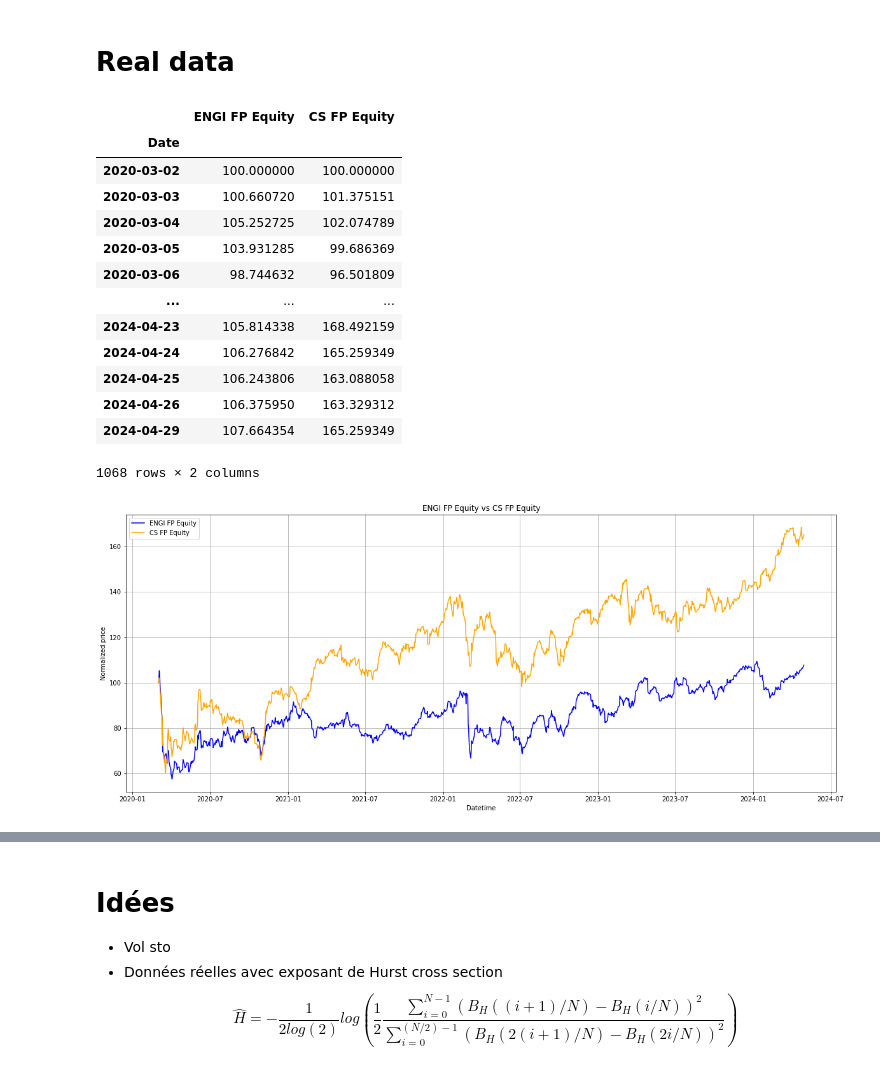
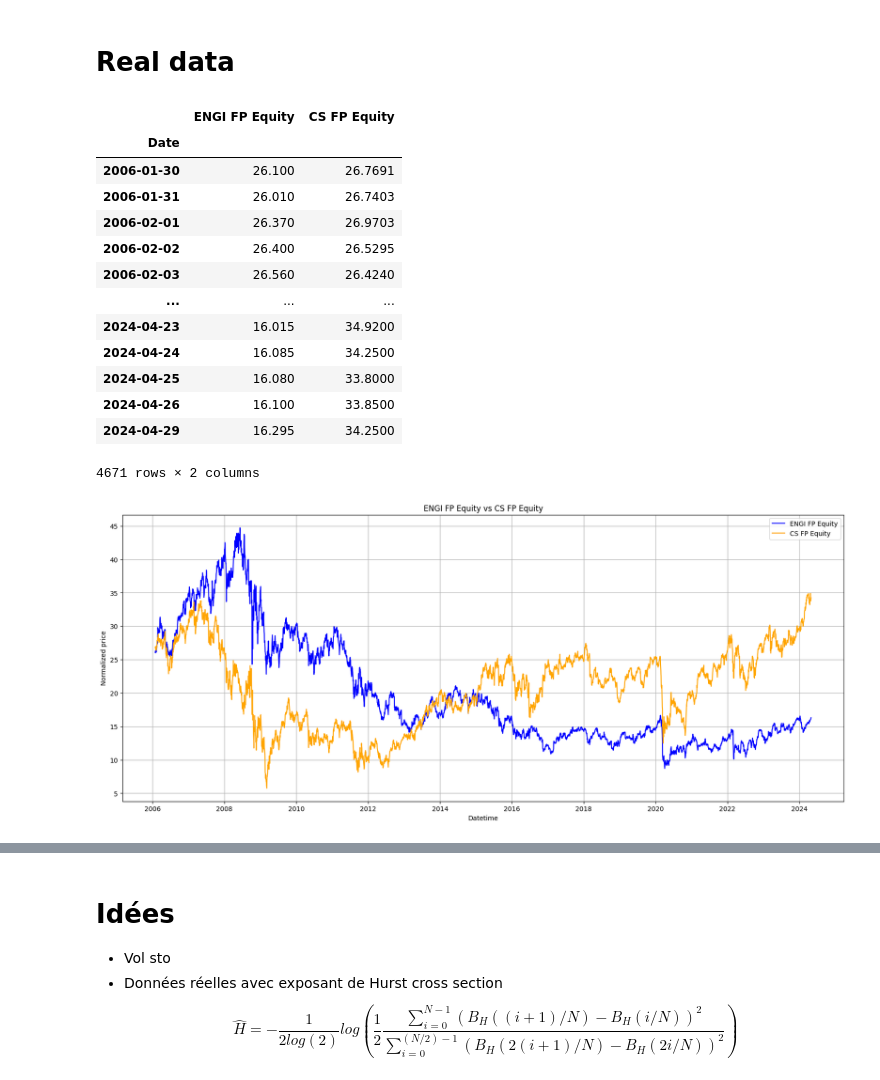
Before and after one commit to BaptisteZloch/Discretization-of-continuous-time-arbitrage-strategies-in-financial-markets-with-fBm, a Jupyter notebook: src/salopek_strategy.ipynb, the cells around one changed output, grey strips where cells are left out. Cells and saved outputs as stored; diff of their text form; code cells hidden in the pictures.

```diff
--- a/src/salopek_strategy.ipynb
+++ b/src/salopek_strategy.ipynb
@@ -307,35 +307,35 @@ ax.legend(fontsize=15, loc="upper left")
 # %%
 df_ptf = pd.read_csv("../data/data_engie_axa.csv", sep=",").ffill()
 df_ptf["Date"] = pd.to_datetime(df_ptf["Date"])
-df_ptf = df_ptf.set_index("Date").sort_index().loc["2020-03-01":]
-df_ptf = (df_ptf.pct_change().fillna(99) + 1).cumprod().loc["2020-01-01":]
+df_ptf = df_ptf.set_index("Date").sort_index()#.loc["2020-03-01":]
+#df_ptf = (df_ptf.pct_change().fillna(99) + 1).cumprod()#.loc["2020-01-01":]
 
 plt.figure(figsize=(20, 8))
 plt.plot(df_ptf["ENGI FP Equity"], label="ENGI FP Equity", color="blue")
 plt.plot(df_ptf["CS FP Equity"], label="CS FP Equity", color="orange")
 plt.xlabel("Datetime")
 plt.ylabel("Normalized price")
 plt.title("ENGI FP Equity vs CS FP Equity")
 plt.grid()
 plt.legend()
 
 df_ptf
 # %% [output]
 |  | ENGI FP Equity | CS FP Equity |
 | Date |  |  |
-| 2020-03-02 | 100.000000 | 100.000000 |
-| 2020-03-03 | 100.660720 | 101.375151 |
-| 2020-03-04 | 105.252725 | 102.074789 |
-| 2020-03-05 | 103.931285 | 99.686369 |
-| 2020-03-06 | 98.744632 | 96.501809 |
+| 2006-01-30 | 26.100 | 26.7691 |
+| 2006-01-31 | 26.010 | 26.7403 |
+| 2006-02-01 | 26.370 | 26.9703 |
+| 2006-02-02 | 26.400 | 26.5295 |
+| 2006-02-03 | 26.560 | 26.4240 |
 | ... | ... | ... |
-| 2024-04-23 | 105.814338 | 168.492159 |
-| 2024-04-24 | 106.276842 | 165.259349 |
-| 2024-04-25 | 106.243806 | 163.088058 |
-| 2024-04-26 | 106.375950 | 163.329312 |
-| 2024-04-29 | 107.664354 | 165.259349 |
+| 2024-04-23 | 16.015 | 34.9200 |
+| 2024-04-24 | 16.085 | 34.2500 |
+| 2024-04-25 | 16.080 | 33.8000 |
+| 2024-04-26 | 16.100 | 33.8500 |
+| 2024-04-29 | 16.295 | 34.2500 |
-1068 rows × 2 columns
+4671 rows × 2 columns
-[figure, old version]
+[figure, new version]
 # %%
 ALPHA = -30
 BETA = 30
```
Also changed, not shown: parts of 7 cells of this notebook, 1 other file.
